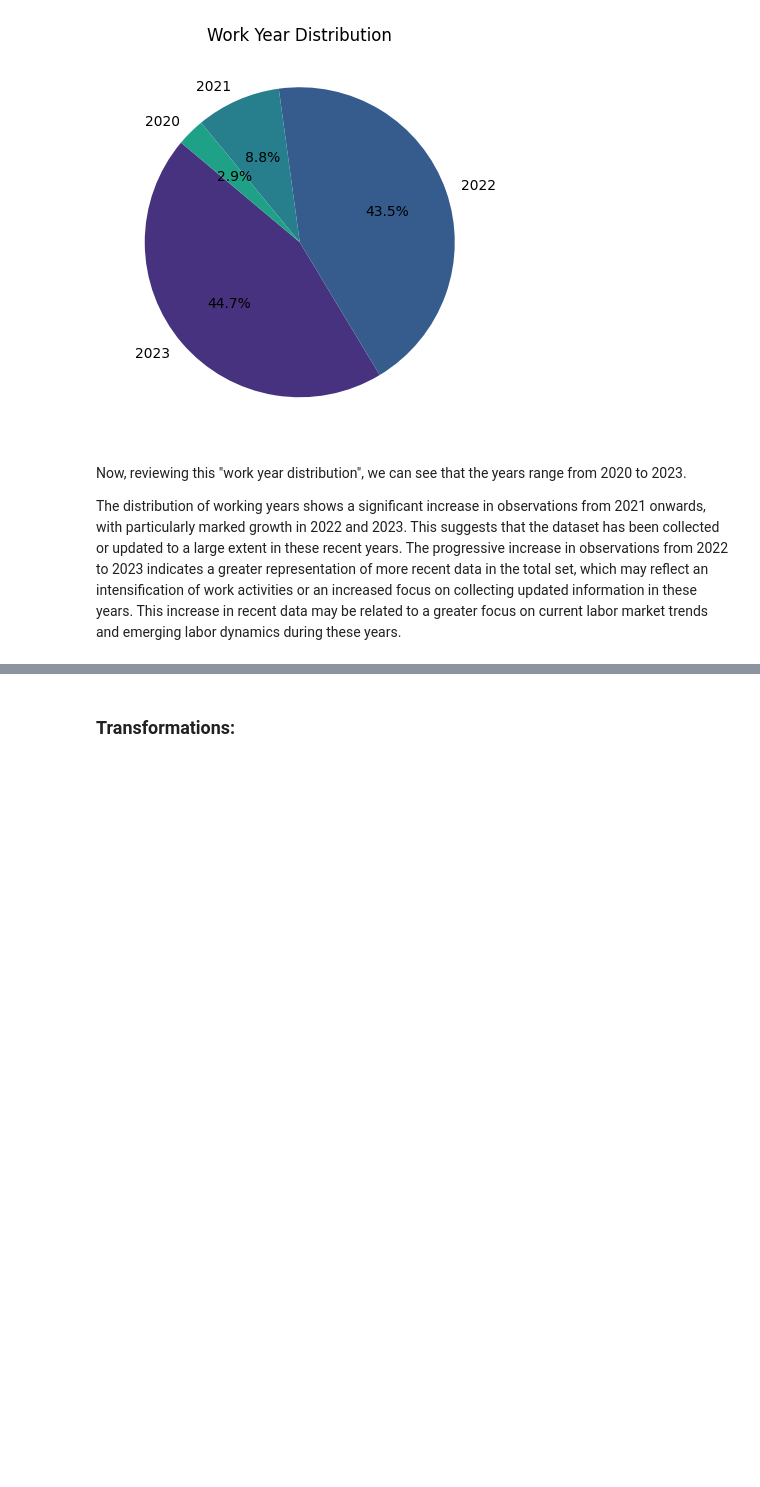
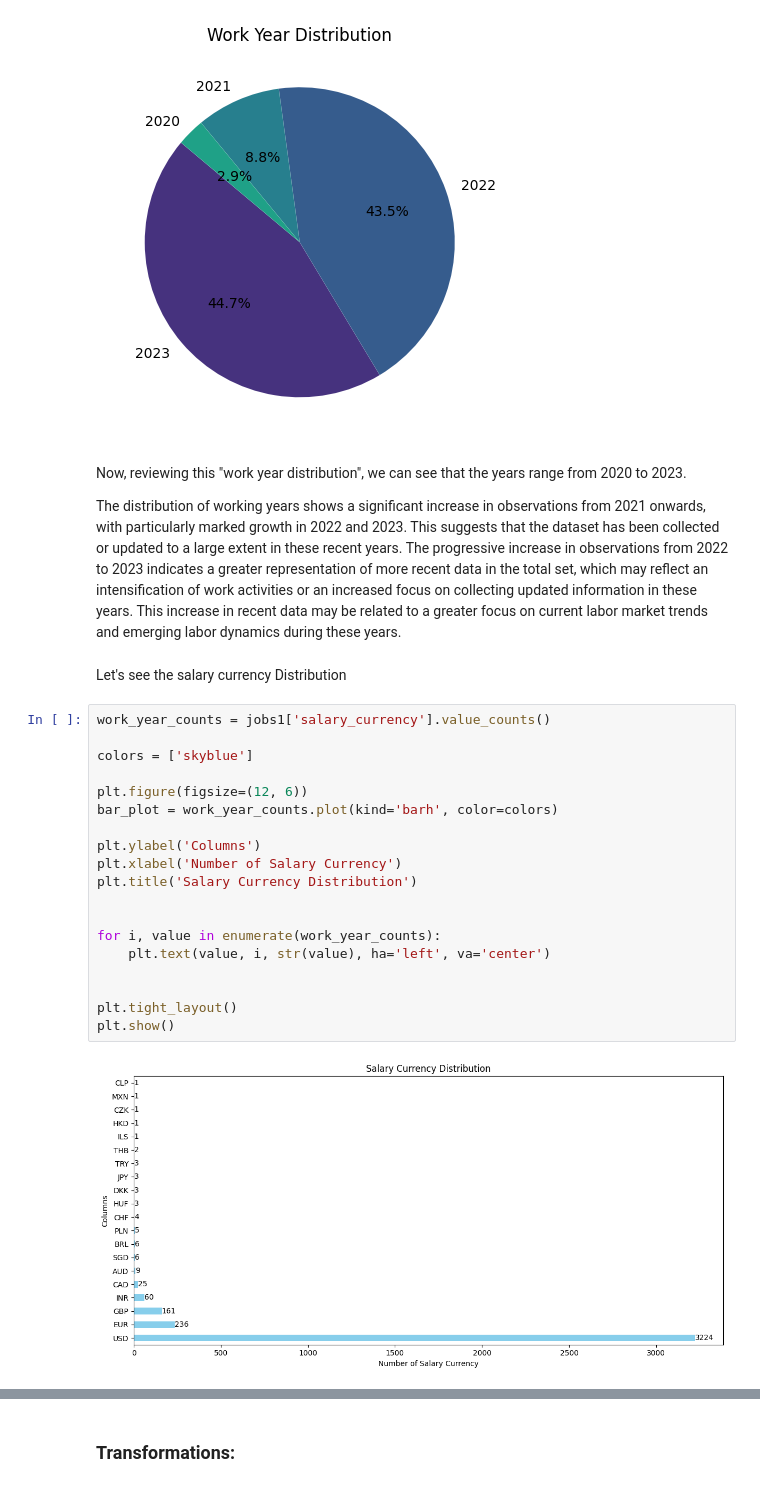
Before and after one commit to mdlangeles/Linkedin_Job_Postings_ETL, a Jupyter notebook: Notebooks/API_eda.ipynb, the cells around one changed output, grey strips where cells are left out. Saved outputs shown, nothing was run; the diff lists cells and outputs as text; blank space fills up the shorter version.

```diff
--- a/Notebooks/API_eda.ipynb
+++ b/Notebooks/API_eda.ipynb
@@ -168,3 +163,26 @@ plt.show()
 Now, reviewing this "work year distribution", we can see that the years range from 2020 to 2023.
 
 The distribution of working years shows a significant increase in observations from 2021 onwards, with particularly marked growth in 2022 and 2023. This suggests that the dataset has been collected or updated to a large extent in these recent years. The progressive increase in observations from 2022 to 2023 indicates a greater representation of more recent data in the total set, which may reflect an intensification of work activities or an increased focus on collecting updated information in these years. This increase in recent data may be related to a greater focus on current labor market trends and emerging labor dynamics during these years.
+# %% [markdown]
+Let's see the salary currency Distribution
+# %%
+work_year_counts = jobs1['salary_currency'].value_counts()
+
+colors = ['skyblue']
+
+plt.figure(figsize=(12, 6))
+bar_plot = work_year_counts.plot(kind='barh', color=colors)
+
+plt.ylabel('Columns')
+plt.xlabel('Number of Salary Currency')
+plt.title('Salary Currency Distribution')
+
+
+for i, value in enumerate(work_year_counts):
+    plt.text(value, i, str(value), ha='left', va='center')
+
+
+plt.tight_layout()
+plt.show()
+# %% [output]
+[figure, added]
```
Also changed, not shown: parts of 40 cells of this notebook, 2 other files.
